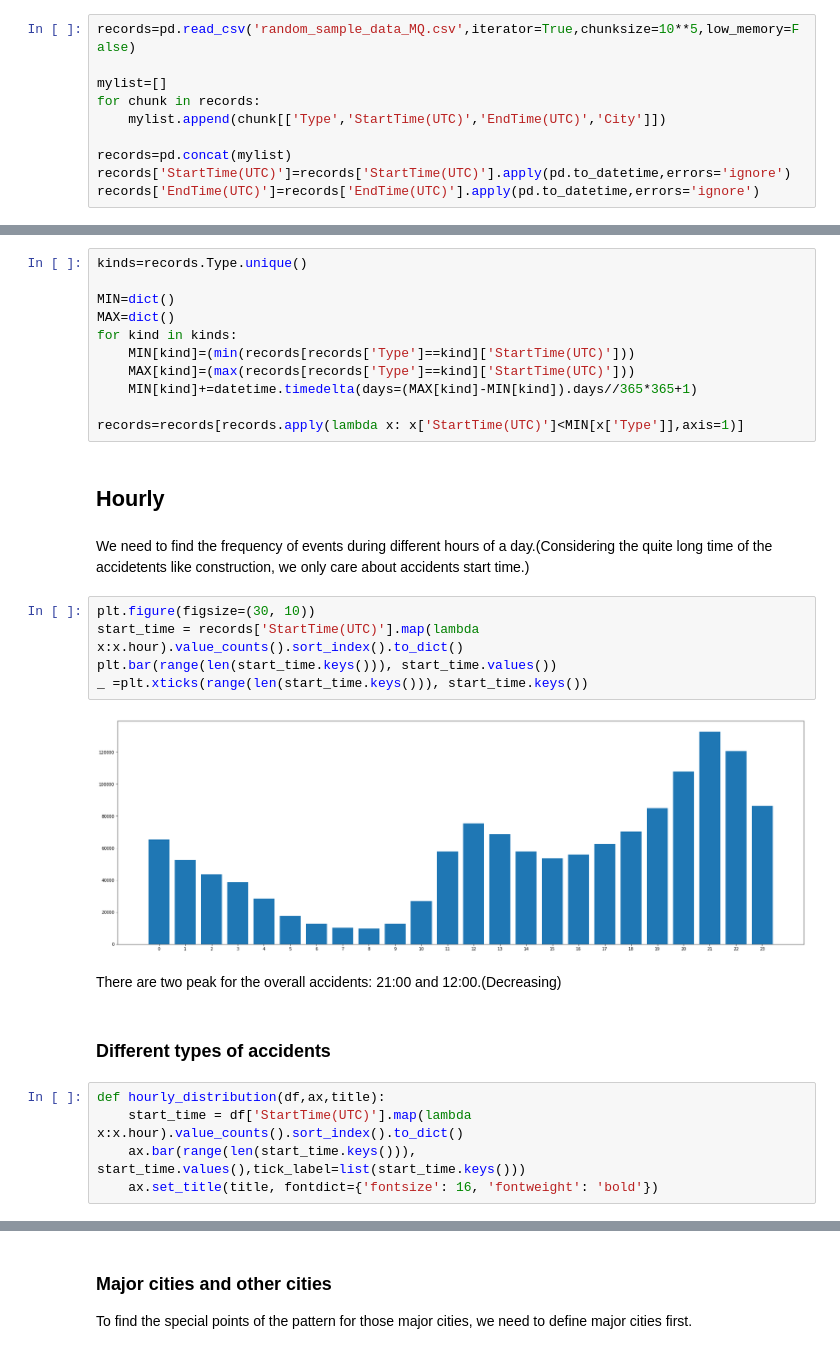
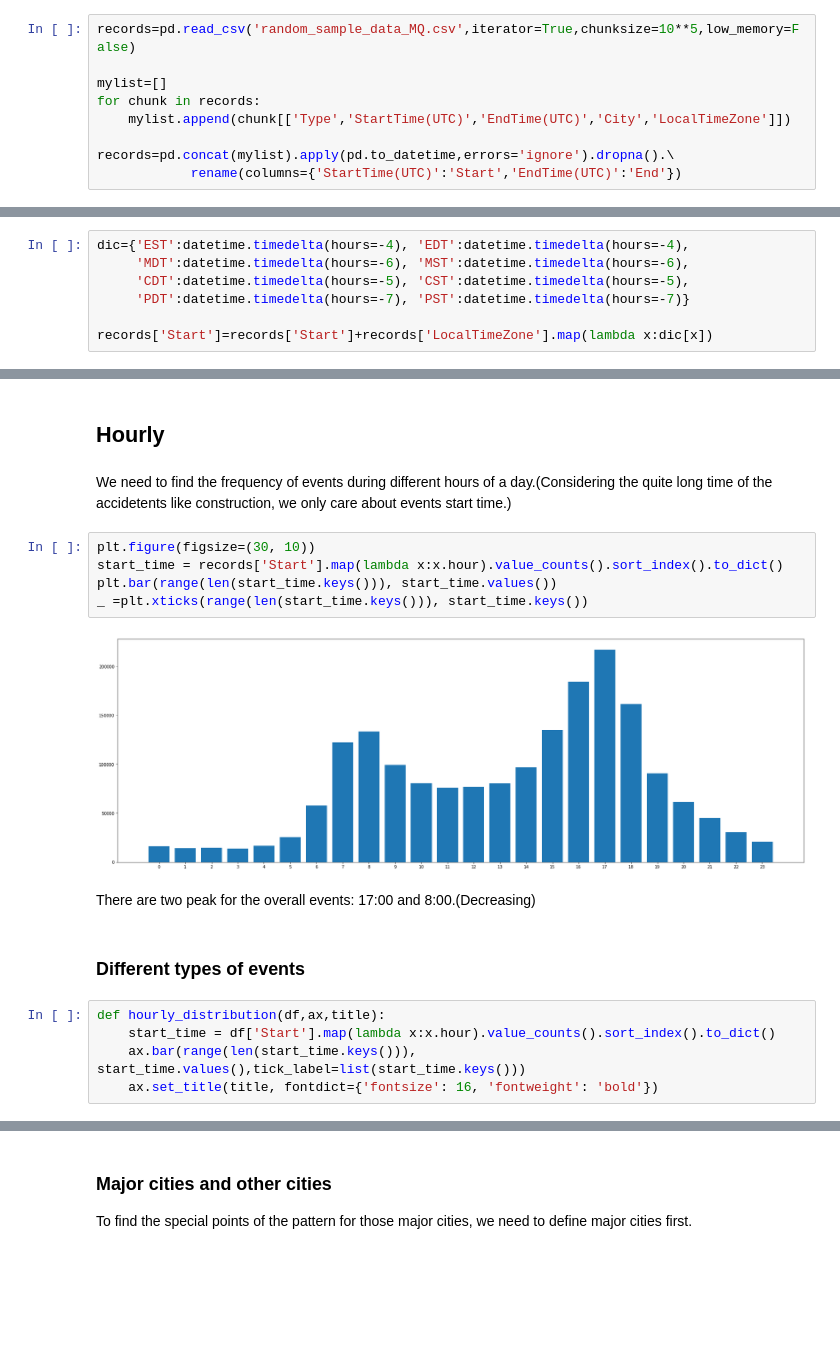
Before and after one commit to mingxinlu/Traffic-Event-Distrubution, a Jupyter notebook: 6.4 weekly report.ipynb, the cells around one changed output, grey strips where cells are left out. Cells and saved outputs as stored; diff of their text form; blank space fills up the shorter version.

```diff
--- a/6.4 weekly report.ipynb
+++ b/6.4 weekly report.ipynb
@@ -11,8 +11,7 @@ records=pd.read_csv('random_sample_data_MQ.csv',iterator=True,chunksize=10**5,lo
 
 mylist=[]
 for chunk in records:
-    mylist.append(chunk[['Type','StartTime(UTC)','EndTime(UTC)','City']])
+    mylist.append(chunk[['Type','StartTime(UTC)','EndTime(UTC)','City','LocalTimeZone']])
 
-records=pd.concat(mylist)
-records['StartTime(UTC)']=records['StartTime(UTC)'].apply(pd.to_datetime,errors='ignore')
-records['EndTime(UTC)']=records['EndTime(UTC)'].apply(pd.to_datetime,errors='ignore')
+records=pd.concat(mylist).apply(pd.to_datetime,errors='ignore').dropna().\
+            rename(columns={'StartTime(UTC)':'Start','EndTime(UTC)':'End'})
@@ -19,3 +23,10 @@ records['EndTime(UTC)']=records['EndTime(UTC)'].apply(pd.to_datetime,errors='ign
+# %%
+dic={'EST':datetime.timedelta(hours=-4), 'EDT':datetime.timedelta(hours=-4),
+     'MDT':datetime.timedelta(hours=-6), 'MST':datetime.timedelta(hours=-6),
+     'CDT':datetime.timedelta(hours=-5), 'CST':datetime.timedelta(hours=-5),
+     'PDT':datetime.timedelta(hours=-7), 'PST':datetime.timedelta(hours=-7)}
+
+records['Start']=records['Start']+records['LocalTimeZone'].map(lambda x:dic[x])
 # %%
 records.shape
 # %% [output]
@@ -27,32 +34,21 @@ Considering we need to analyze monthly pattern. We need to observe distributions
-# %%
-kinds=records.Type.unique()
-
-MIN=dict()
-MAX=dict()
-for kind in kinds:
-    MIN[kind]=(min(records[records['Type']==kind]['StartTime(UTC)']))
-    MAX[kind]=(max(records[records['Type']==kind]['StartTime(UTC)']))
-    MIN[kind]+=datetime.timedelta(days=(MAX[kind]-MIN[kind]).days//365*365+1)
-
-records=records[records.apply(lambda x: x['StartTime(UTC)']<MIN[x['Type']],axis=1)]
 # %% [markdown]
 ## Hourly
 # %% [markdown]
-We need to find the frequency of events during different hours of a day.(Considering the quite long time of the accidetents like construction, we only care about accidents start time.)
+We need to find the frequency of events during different hours of a day.(Considering the quite long time of the accidetents like construction, we only care about events start time.)
 # %%
 plt.figure(figsize=(30, 10))
-start_time = records['StartTime(UTC)'].map(lambda x:x.hour).value_counts().sort_index().to_dict()
+start_time = records['Start'].map(lambda x:x.hour).value_counts().sort_index().to_dict()
 plt.bar(range(len(start_time.keys())), start_time.values())
 _ =plt.xticks(range(len(start_time.keys())), start_time.keys())
 # %% [output]
-[figure, old version]
+[figure, new version]
 # %% [markdown]
-There are two peak for the overall accidents: 21:00 and 12:00.(Decreasing)
+There are two peak for the overall events: 17:00 and 8:00.(Decreasing)
 # %% [markdown]
-### Different types of accidents
+### Different types of events
 # %%
 def hourly_distribution(df,ax,title):
-    start_time = df['StartTime(UTC)'].map(lambda x:x.hour).value_counts().sort_index().to_dict()
+    start_time = df['Start'].map(lambda x:x.hour).value_counts().sort_index().to_dict()
     ax.bar(range(len(start_time.keys())), start_time.values(),tick_label=list(start_time.keys()))
     ax.set_title(title, fontdict={'fontsize': 16, 'fontweight': 'bold'})
 # %%
```
Also changed, not shown: parts of 52 cells of this notebook.
